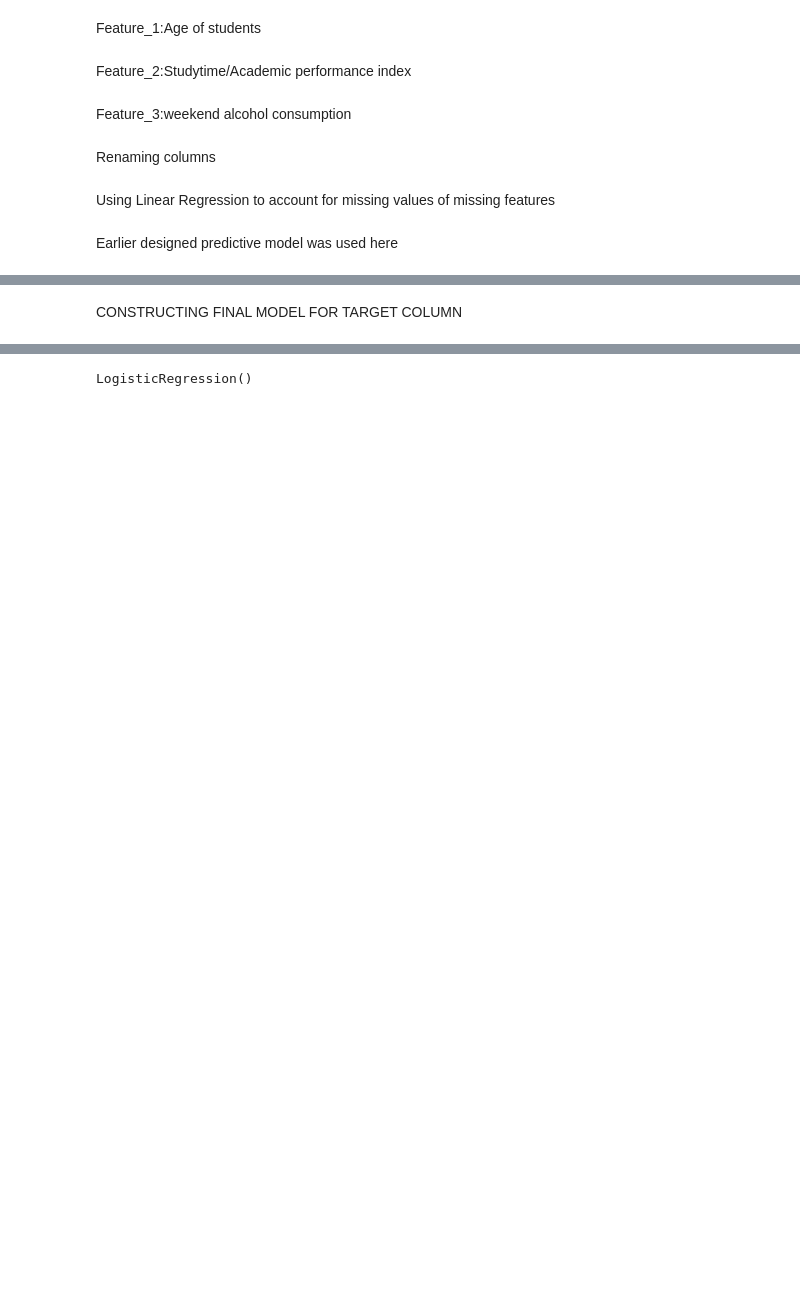
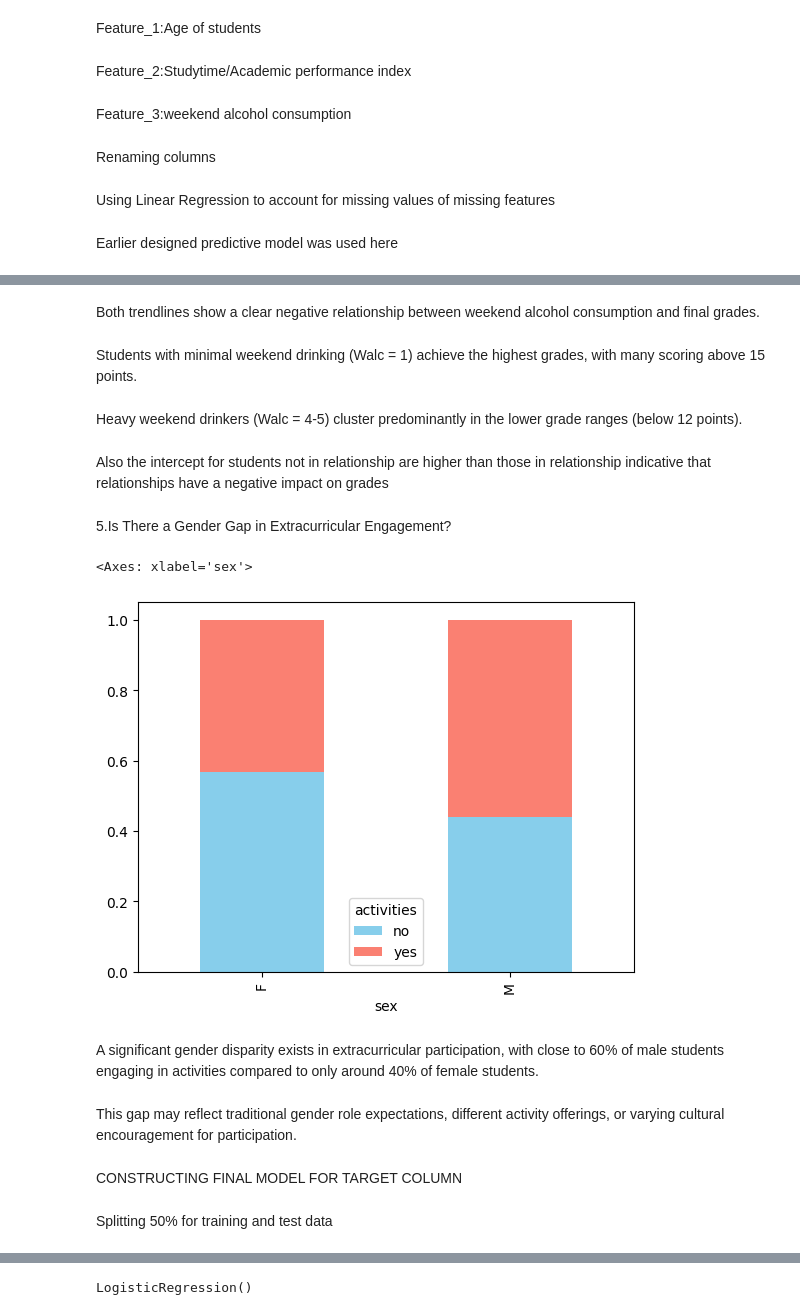
Before and after one commit to adithjayakrishnan/CampusPulse, a Jupyter notebook: workpad.ipynb, the cells around one changed output, grey strips where cells are left out. Drawn from its saved outputs; the diff is of its cells as text; code cells hidden in the pictures; blank space fills up the shorter version.

```diff
--- a/workpad.ipynb
+++ b/workpad.ipynb
@@ -403,8 +445,31 @@ Earlier designed predictive model was used here
+# %% [markdown]
+Both trendlines show a clear negative relationship between weekend alcohol consumption and final grades.
+# %% [markdown]
+Students with minimal weekend drinking (Walc = 1) achieve the highest grades, with many scoring above 15 points.
+# %% [markdown]
+Heavy weekend drinkers (Walc = 4-5) cluster predominantly in the lower grade ranges (below 12 points).
+# %% [markdown]
+Also the intercept for students not in relationship are higher than those in relationship indicative that relationships have a negative impact on grades
+# %% [markdown]
+5.Is There a Gender Gap in Extracurricular Engagement?
+# %%
+activity_counts = df.groupby(['sex', 'activities']).size().unstack(fill_value=0)
+activity_proportions = activity_counts.div(activity_counts.sum(axis=1), axis=0)
+activity_proportions.plot(kind='bar', stacked=True, color=['skyblue', 'salmon'])
+# %% [output]
+<Axes: xlabel='sex'>
+[figure, added]
+# %% [markdown]
+A significant gender disparity exists in extracurricular participation, with close to 60% of male students engaging in activities compared to only around 40% of female students.
+# %% [markdown]
+This gap may reflect traditional gender role expectations, different activity offerings, or varying cultural encouragement for participation.
 # %% [markdown]
 CONSTRUCTING FINAL MODEL FOR TARGET COLUMN
 # %%
 from sklearn.model_selection import train_test_split
 train_df,test_df=train_test_split(df,test_size=0.5,random_state=42)
+# %% [markdown]
+Splitting 50% for training and test data
 # %%
 input=list(['school','sex','address','famsize','Pstatus','Medu','Fedu','Mjob','Fjob','reason','guardian','traveltime','failures','schoolsup','famsup','paid','activities','nursery','higher','internet','famrel','freetime','goout','Dalc','health','absences','G1','G2','G3','Age','studytime','Walc'])
 target='romantic'
```
Also changed, not shown: parts of 52 cells of this notebook.
